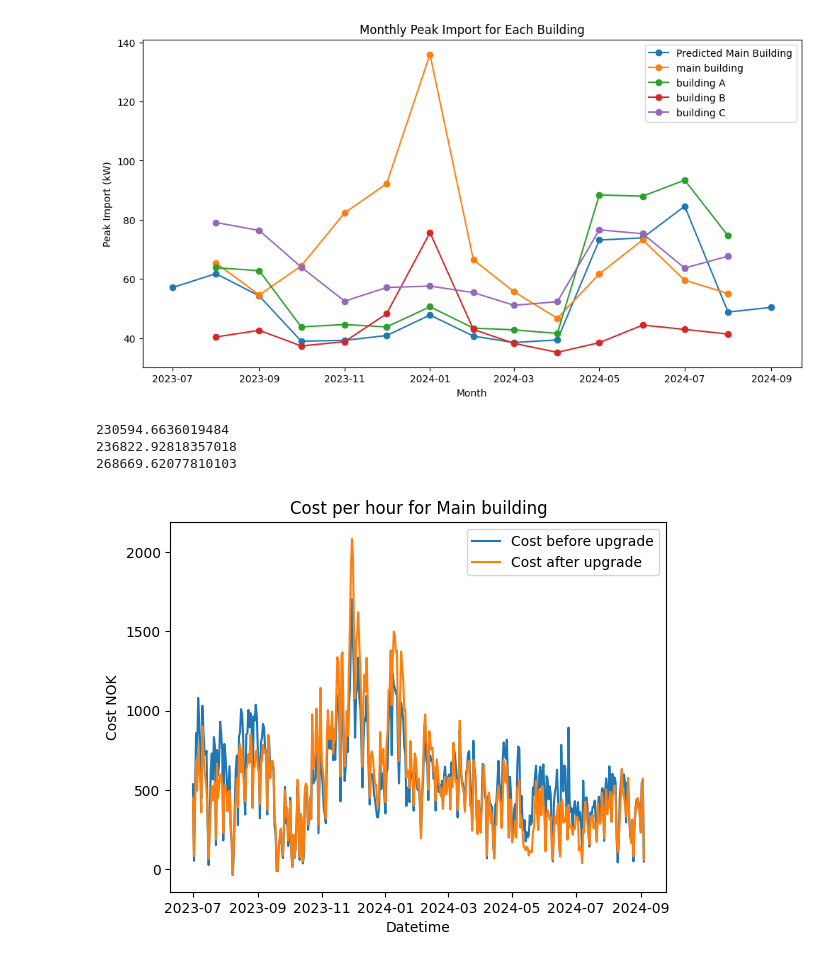
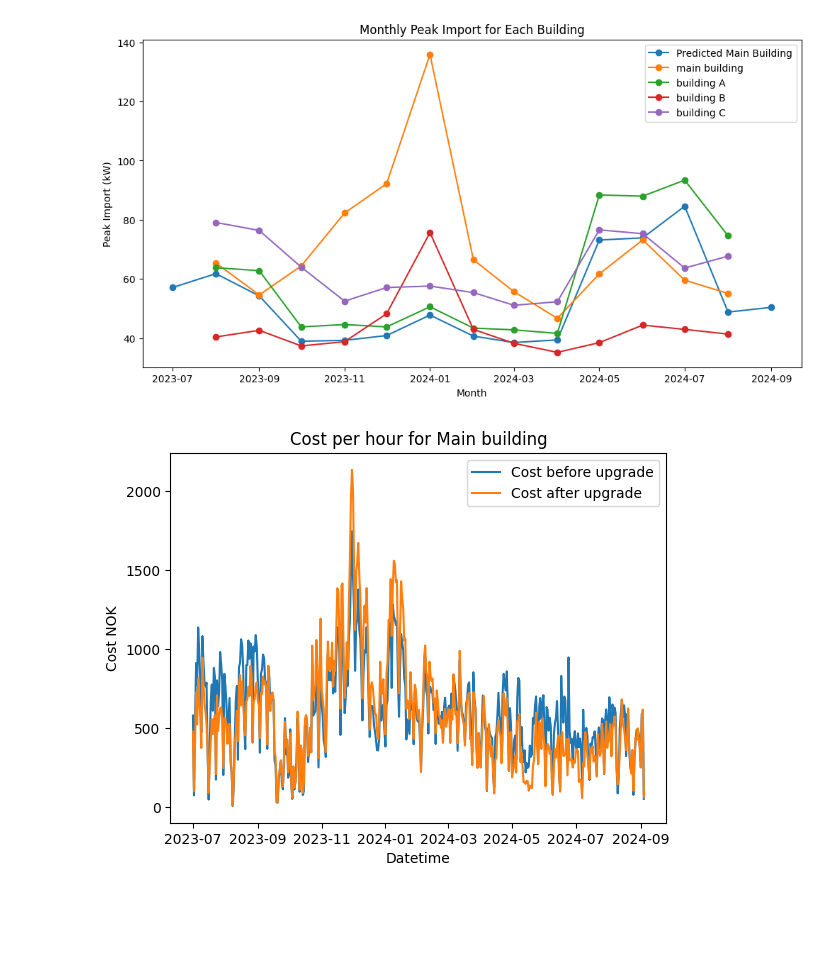
Before and after one commit to MatsNissen-Lie/SolarEnergyImpact, a Jupyter notebook: magnus/magnus_plots.ipynb, the cells around one changed output. Cells and saved outputs as stored; diff of their text form; code cells hidden in the pictures; blank space fills up the shorter version.

```diff
--- a/magnus/magnus_plots.ipynb
+++ b/magnus/magnus_plots.ipynb
@@ -292,50 +339,17 @@ plt.show()
 # %%
-#Filter so only in range we have electricity prices
-main_datechange=main_building_df[main_building_df['timestamp']<='2024-02-22 23:00']
-main_building_df['netsun']=main_building_df['total_consumption']-main_building_df['solar_consumption']
-
-avgeurnok=11.69
-
-#Fixing notation in spotprices
-spot_df['price']=spot_df['price'].str.replace(',','.').astype(float)
-#Change price to NOK/KWh
-spot_df['price']=spot_df['price']*avgeurnok/1000
-
-#Merging datasets
-merge_main=pd.merge(main_building_df,spot_df, on='timestamp')
-merge_pred=pd.merge(predwithdate,spot_df, on='timestamp')
-
-#Finding cost for each hour
-merge_main['Total']=merge_main['price']*merge_main['netsun']
-merge_pred['Total']=merge_pred['price']*merge_pred['value']
-merge_main['Totalfull']=merge_main['price']*merge_main['total_consumption']
-
 #Finding daily costs by aggregating
 daily_main=merge_main.groupby(main_building_df['timestamp'].dt.date)['Total'].sum()#.reset_index()
 daily_pred=merge_pred.groupby(main_building_df['timestamp'].dt.date)['Total'].sum()#.reset_index()
-daily_mainbefore=merge_main.groupby(main_building_df['timestamp'].dt.date)['Total'].sum()#.reset_index()
-
-maintotal=merge_main['Total'].sum()
-predtotal=merge_pred['Total'].sum()
-mainbeforetotal=merge_main['Totalfull'].sum()
-
-print(maintotal)
-print(predtotal)
-print(mainbeforetotal)
-
-
+daily_mainbefore=merge_main.groupby(main_building_df['timestamp'].dt.date)['Totalfull'].sum()#.reset_index()
 
 
 sns.lineplot(daily_pred, label="Cost before upgrade")
 sns.lineplot(daily_main, label= "Cost after upgrade")
 #sns.lineplot(daily_mainbefore, label="Total consumption cost without sun panels")
 plt.xlabel('Datetime')
 plt.ylabel('Cost NOK')
 plt.title('Cost per hour for Main building')
 plt.legend()
 plt.show()
 # %% [output]
-230594.6636019484
-236822.92818357018
-268669.62077810103
-[figure, old version]
+[figure, new version]
```
Also changed, not shown: parts of 3 cells of this notebook.
